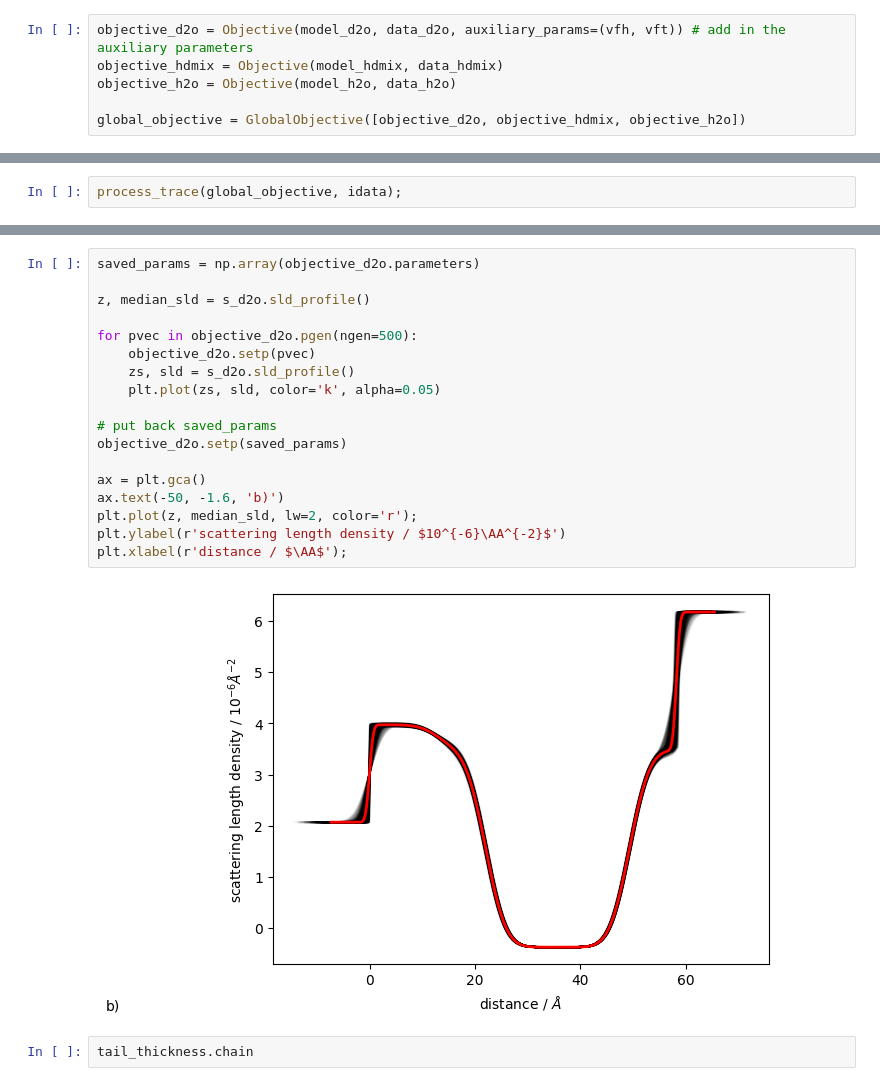
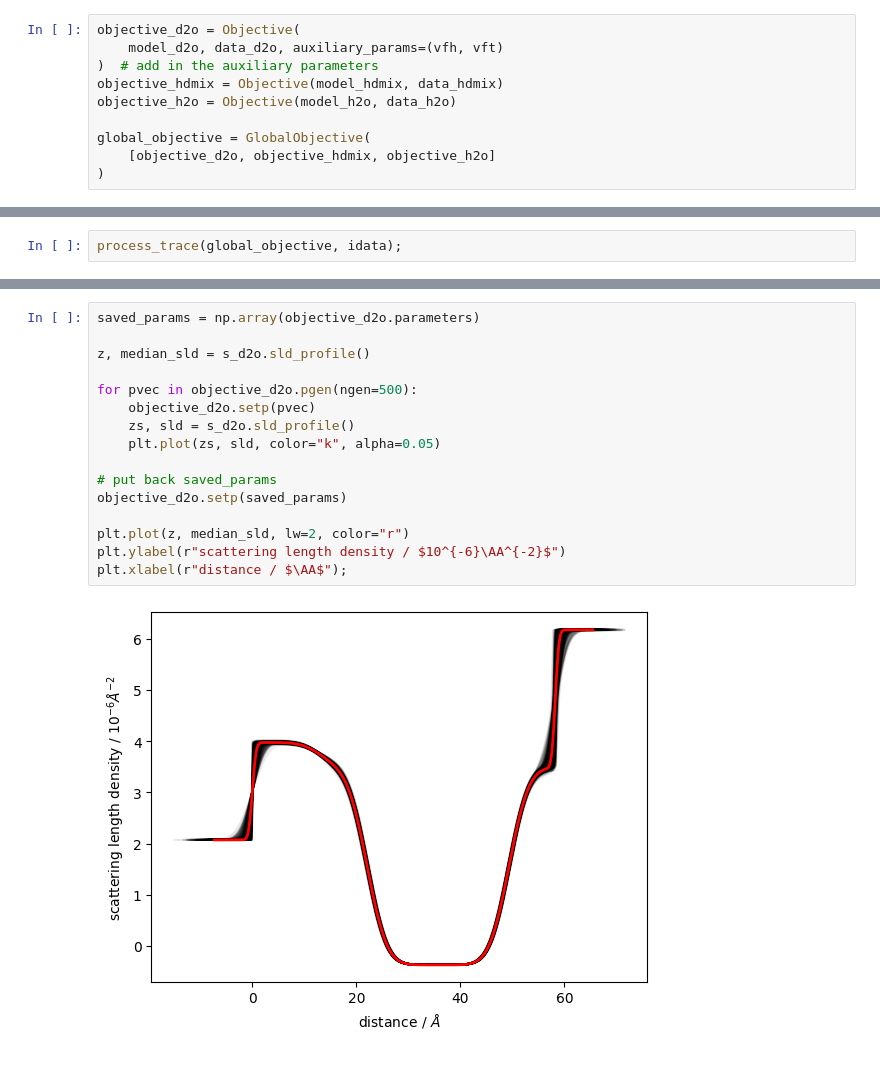
Before and after one commit to refnx/refnx, a Jupyter notebook: experimental/jax_lipid.ipynb, the cells around one changed output, grey strips where cells are left out. Cells and saved outputs as stored; diff of their text form.

```diff
--- a/experimental/jax_lipid.ipynb
+++ b/experimental/jax_lipid.ipynb
@@ -123,11 +155,15 @@ model_d2o.bkg.setp(vary=True, bounds=(1e-8, 1e-6))
 model_hdmix.bkg.setp(vary=True, bounds=(1e-8, 1e-6))
 model_h2o.bkg.setp(vary=True, bounds=(1e-9, 1e-6))
 # %%
-objective_d2o = Objective(model_d2o, data_d2o, auxiliary_params=(vfh, vft)) # add in the auxiliary parameters
+objective_d2o = Objective(
+    model_d2o, data_d2o, auxiliary_params=(vfh, vft)
+)  # add in the auxiliary parameters
 objective_hdmix = Objective(model_hdmix, data_hdmix)
 objective_h2o = Objective(model_h2o, data_h2o)
 
-global_objective = GlobalObjective([objective_d2o, objective_hdmix, objective_h2o])
+global_objective = GlobalObjective(
+    [objective_d2o, objective_hdmix, objective_h2o]
+)
 # %%
 fitter = CurveFitter(global_objective)
 fitter.fit("differential_evolution", polish=False);
@@ -257,22 +340,18 @@ ________________________________________________________________________________
 # %%
 saved_params = np.array(objective_d2o.parameters)
 
 z, median_sld = s_d2o.sld_profile()
 
 for pvec in objective_d2o.pgen(ngen=500):
     objective_d2o.setp(pvec)
     zs, sld = s_d2o.sld_profile()
-    plt.plot(zs, sld, color='k', alpha=0.05)
+    plt.plot(zs, sld, color="k", alpha=0.05)
 
 # put back saved_params
 objective_d2o.setp(saved_params)
 
-ax = plt.gca()
-ax.text(-50, -1.6, 'b)')
-plt.plot(z, median_sld, lw=2, color='r');
-plt.ylabel(r'scattering length density / $10^{-6}\AA^{-2}$')
-plt.xlabel(r'distance / $\AA$');
+plt.plot(z, median_sld, lw=2, color="r")
+plt.ylabel(r"scattering length density / $10^{-6}\AA^{-2}$")
+plt.xlabel(r"distance / $\AA$");
 # %% [output]
-[figure, old version]
+[figure, new version]
-# %%
-tail_thickness.chain
```
Also changed, not shown: parts of 15 cells of this notebook, 8 other files.
